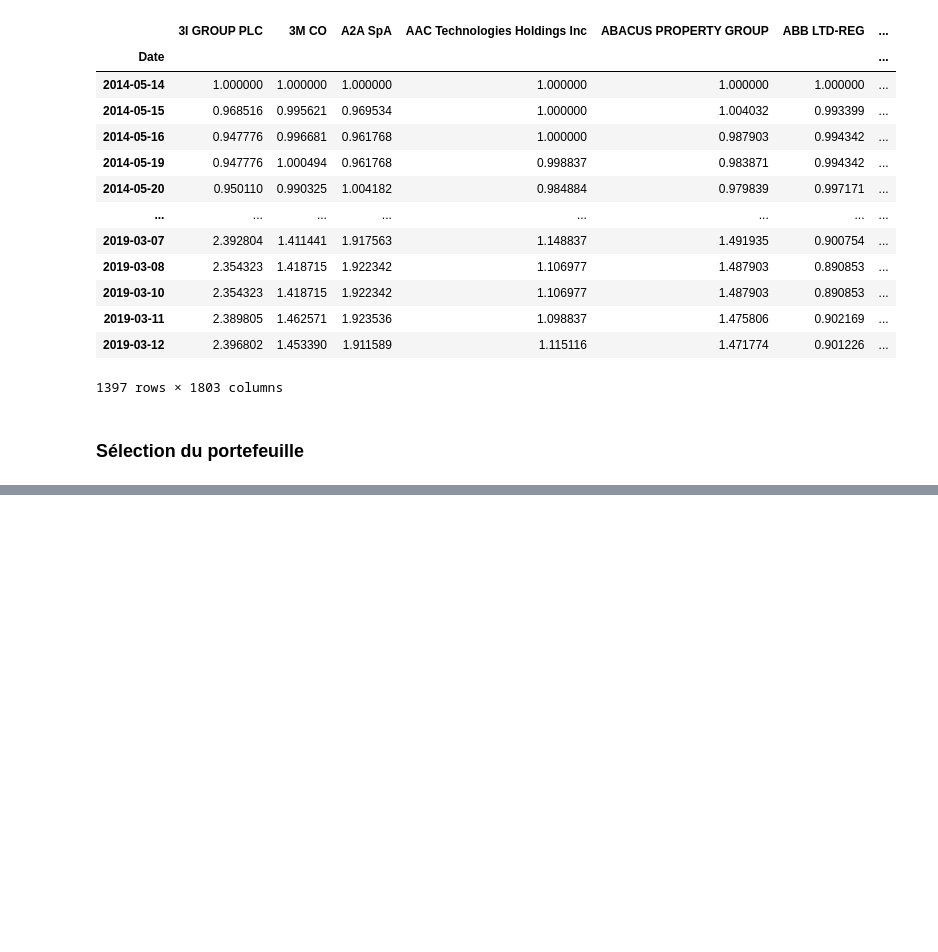
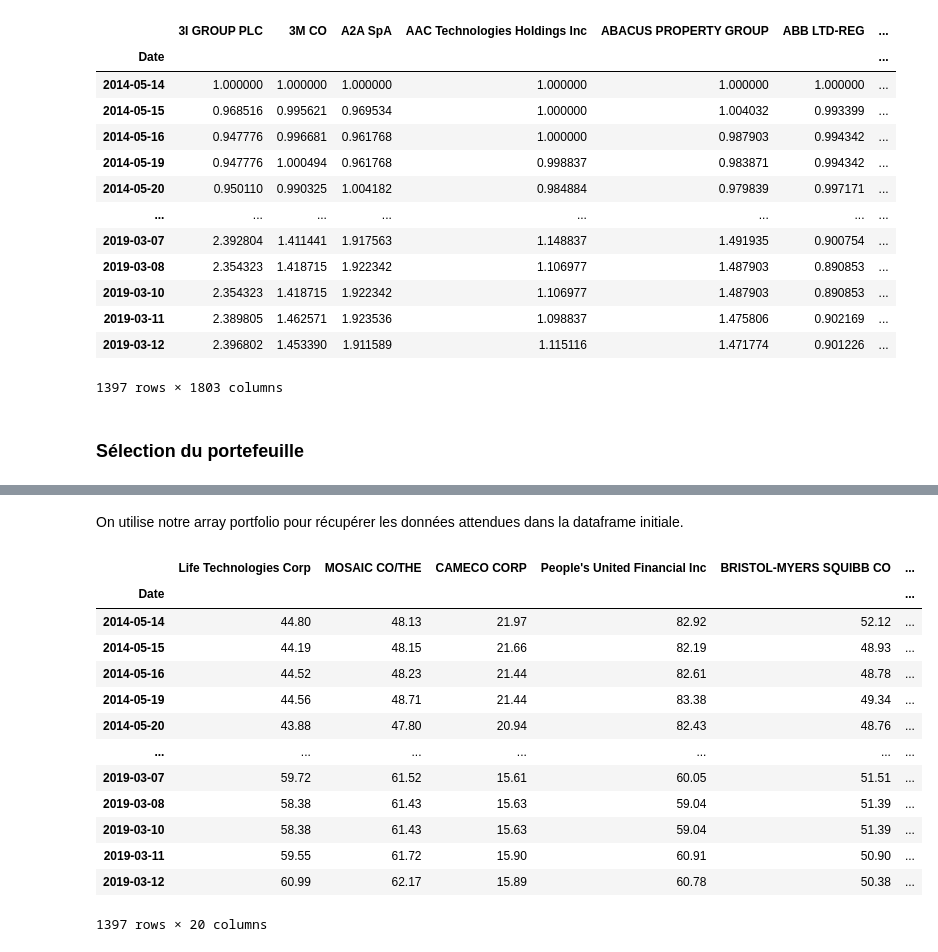
Before and after one commit to YvesAdl/BI_Finance_project, a Jupyter notebook: BI Finance - suppression des outliers et sélection du portefeuille.ipynb, the cells around one changed output, grey strips where cells are left out. Cells and saved outputs as stored; diff of their text form; code cells hidden in the pictures; blank space fills up the shorter version.

```diff
--- a/BI Finance - suppression des outliers et sélection du portefeuille.ipynb
+++ b/BI Finance - suppression des outliers et sélection du portefeuille.ipynb
@@ -116,0 +188,2 @@ df
+# %% [markdown]
+On utilise notre array portfolio pour récupérer les données attendues dans la dataframe initiale.
@@ -116,0 +192,17 @@ df
+# %%
+df_final
+# %% [output]
+|  | Life Technologies Corp | MOSAIC CO/THE | CAMECO CORP | People's United Financial Inc | BRISTOL-MYERS SQUIBB CO | ... |
+| Date |  |  |  |  |  | ... |
+| 2014-05-14 | 44.80 | 48.13 | 21.97 | 82.92 | 52.12 | ... |
+| 2014-05-15 | 44.19 | 48.15 | 21.66 | 82.19 | 48.93 | ... |
+| 2014-05-16 | 44.52 | 48.23 | 21.44 | 82.61 | 48.78 | ... |
+| 2014-05-19 | 44.56 | 48.71 | 21.44 | 83.38 | 49.34 | ... |
+| 2014-05-20 | 43.88 | 47.80 | 20.94 | 82.43 | 48.76 | ... |
+| ... | ... | ... | ... | ... | ... | ... |
+| 2019-03-07 | 59.72 | 61.52 | 15.61 | 60.05 | 51.51 | ... |
+| 2019-03-08 | 58.38 | 61.43 | 15.63 | 59.04 | 51.39 | ... |
+| 2019-03-10 | 58.38 | 61.43 | 15.63 | 59.04 | 51.39 | ... |
+| 2019-03-11 | 59.55 | 61.72 | 15.90 | 60.91 | 50.90 | ... |
+| 2019-03-12 | 60.99 | 62.17 | 15.89 | 60.78 | 50.38 | ... |
+1397 rows × 20 columns
```
Also changed, not shown: parts of 30 cells of this notebook, 8 other files.
